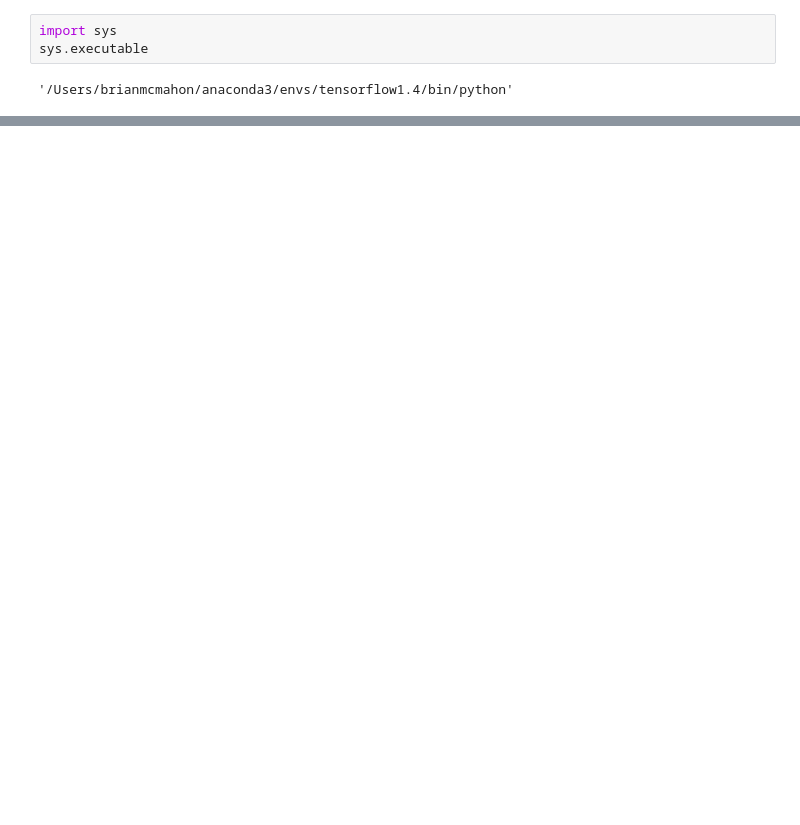
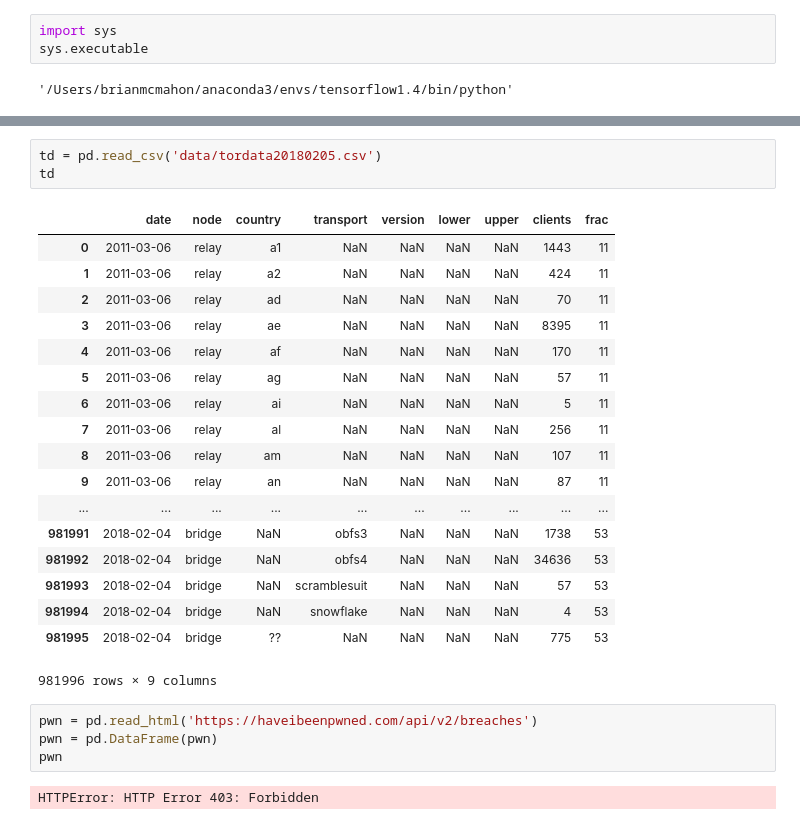
Before and after one commit to cipher813/McMahon_Metis, a Jupyter notebook: Project_3/Project_3.ipynb, the cells around one changed output, grey strips where cells are left out. Cells and saved outputs as stored; diff of their text form; blank space fills up the shorter version.

```diff
--- a/Project_3/Project_3.ipynb
+++ b/Project_3/Project_3.ipynb
@@ -86,0 +46,28 @@ print(trendsName)
+# %%
+td = pd.read_csv('data/tordata20180205.csv')
+td
+# %% [output]
+|  | date | node | country | transport | version | lower | upper | clients | frac |
+| 0 | 2011-03-06 | relay | a1 | NaN | NaN | NaN | NaN | 1443 | 11 |
+| 1 | 2011-03-06 | relay | a2 | NaN | NaN | NaN | NaN | 424 | 11 |
+| 2 | 2011-03-06 | relay | ad | NaN | NaN | NaN | NaN | 70 | 11 |
+| 3 | 2011-03-06 | relay | ae | NaN | NaN | NaN | NaN | 8395 | 11 |
+| 4 | 2011-03-06 | relay | af | NaN | NaN | NaN | NaN | 170 | 11 |
+| 5 | 2011-03-06 | relay | ag | NaN | NaN | NaN | NaN | 57 | 11 |
+| 6 | 2011-03-06 | relay | ai | NaN | NaN | NaN | NaN | 5 | 11 |
+| 7 | 2011-03-06 | relay | al | NaN | NaN | NaN | NaN | 256 | 11 |
+| 8 | 2011-03-06 | relay | am | NaN | NaN | NaN | NaN | 107 | 11 |
+| 9 | 2011-03-06 | relay | an | NaN | NaN | NaN | NaN | 87 | 11 |
+| ... | ... | ... | ... | ... | ... | ... | ... | ... | ... |
+| 981991 | 2018-02-04 | bridge | NaN | obfs3 | NaN | NaN | NaN | 1738 | 53 |
+| 981992 | 2018-02-04 | bridge | NaN | obfs4 | NaN | NaN | NaN | 34636 | 53 |
+| 981993 | 2018-02-04 | bridge | NaN | scramblesuit | NaN | NaN | NaN | 57 | 53 |
+| 981994 | 2018-02-04 | bridge | NaN | snowflake | NaN | NaN | NaN | 4 | 53 |
+| 981995 | 2018-02-04 | bridge | ?? | NaN | NaN | NaN | NaN | 775 | 53 |
+981996 rows × 9 columns
+# %%
+pwn = pd.read_html('https://haveibeenpwned.com/api/v2/breaches')
+pwn = pd.DataFrame(pwn)
+pwn
+# %% [output]
+HTTPError: HTTP Error 403: Forbidden
```
Also changed, not shown: parts of 8 cells of this notebook, 3 other files.
